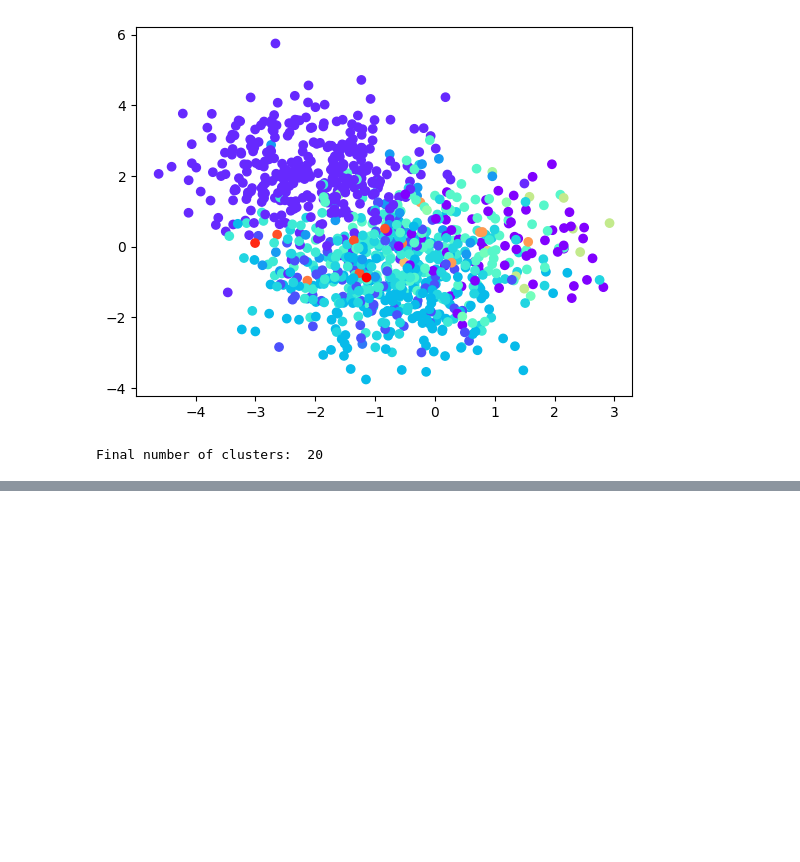
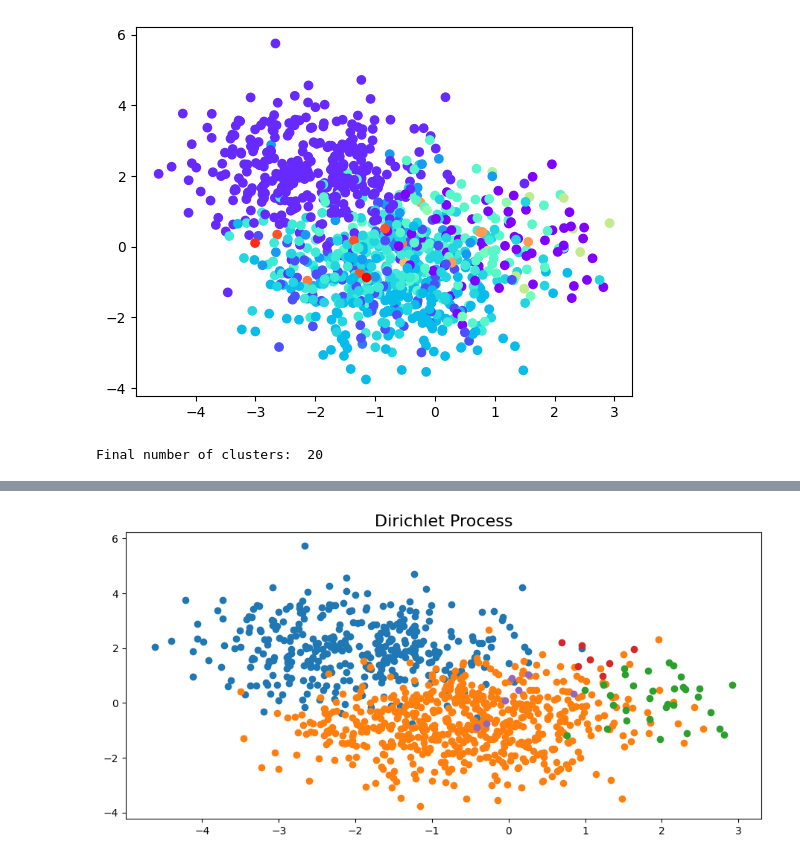
Before and after one commit to angelocurti/Bayesian_Statistics_2324, a Jupyter notebook: DP_MCMC_bayesmix.ipynb, the cells around one changed output, grey strips where cells are left out. Drawn from its saved outputs; the diff is of its cells as text; code cells hidden in the pictures; blank space fills up the shorter version.

Commit message:
Updated MCMC implementing NNIG case

```diff
--- a/DP_MCMC_bayesmix.ipynb
+++ b/DP_MCMC_bayesmix.ipynb
@@ -137,7 +164,7 @@ xgrid = np.linspace(0, 6, 50)
 xgrid, ygrid = np.meshgrid(xgrid, xgrid)
 dens_grid = np.hstack([xgrid.reshape(-1, 1), ygrid.reshape(-1, 1)])
 # %%
-eval_dens_dp, _, _, best_clus_dp, _ = run_mcmc(
+eval_dens_dp, n_clus, clus_chain, best_clus_dp, _ = run_mcmc(
     "NNW", "DP", datapoints, g0_params, dp_params, neal2_algo,
     dens_grid, return_clusters=False, return_num_clusters=False,
     return_best_clus=True)
@@ -144,10 +184,14 @@ eval_dens_dp, _, _, best_clus_dp, _ = run_mcmc(
 # %%
 fig, axes = plt.subplots(nrows=1, ncols=1, figsize=(11, 5))
 
 mean_dens_dp = np.mean(eval_dens_dp, axis=0)
 
-axes[0].set_title("Dirichlet Process", fontsize=16)
-axes[0].contour(xgrid, ygrid, mean_dens_dp.reshape(xgrid.shape))
+datapoints=np.array(datapoints)
+
+axes.set_title("Dirichlet Process", fontsize=16)
+#axes.contour(xgrid, ygrid, mean_dens_dp.reshape(xgrid.shape))
 for c in np.unique(best_clus_dp):
-    currdata = data[best_clus_dp == c, :]
-    axes[0].scatter(currdata[:, 0], currdata[:, 1])
+    currdata = datapoints[best_clus_dp == c, :]
+    axes.scatter(currdata[:, 0], currdata[:, 1])
+# %% [output]
+[figure, added]
```
Also changed, not shown: parts of 7 cells of this notebook.
